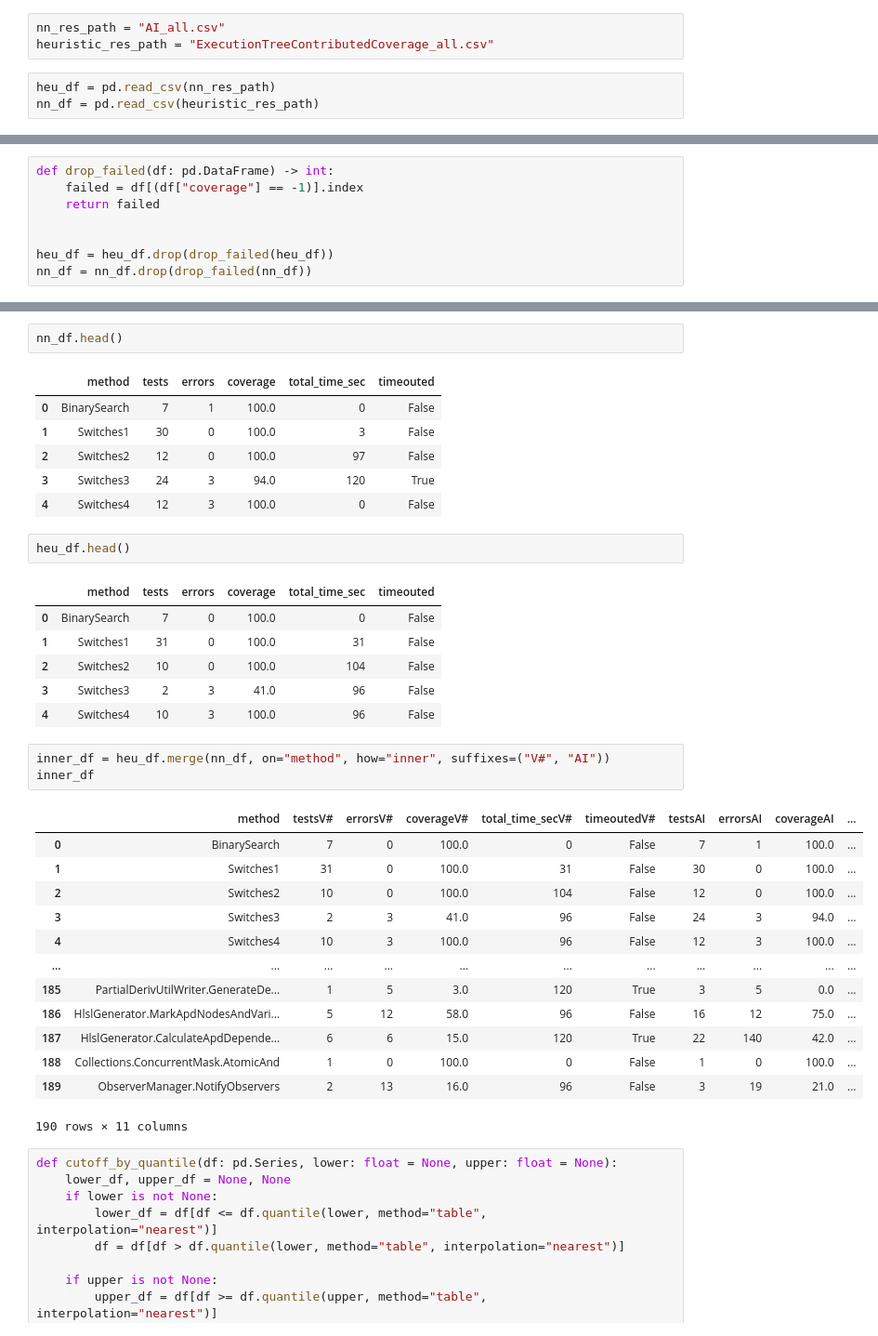
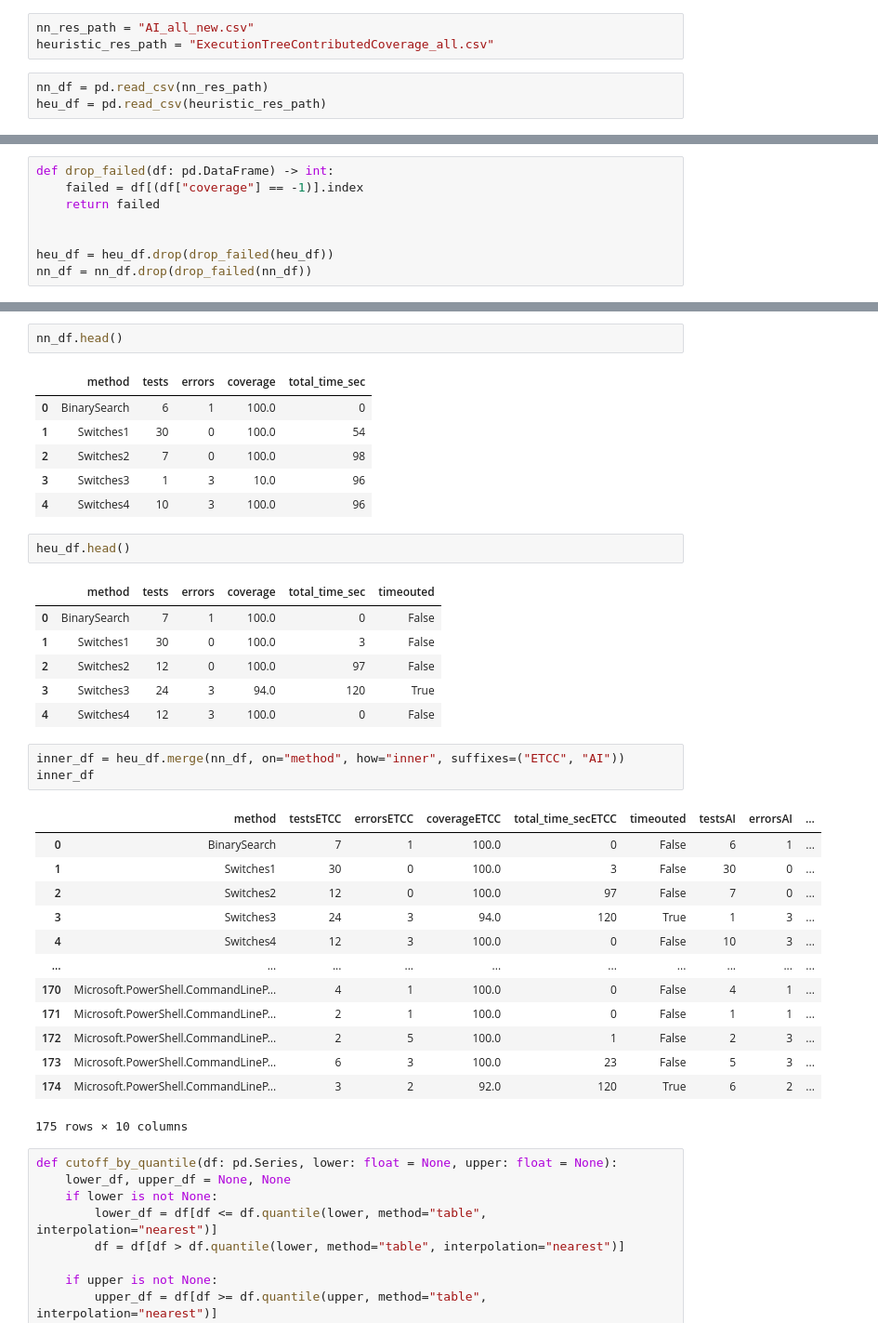
Before and after one commit to emnigma/vsharp_benchmarks, a Jupyter notebook: time_comparison.ipynb, the cells around one changed output, grey strips where cells are left out. Shown: that part at 93% size. Saved outputs shown, nothing was run; the diff lists cells and outputs as text.

Commit message:
Fix error, upd script

```diff
--- a/time_comparison.ipynb
+++ b/time_comparison.ipynb
@@ -4,11 +4,11 @@ import numpy as np
 import pandas as pd
 import seaborn as sns
 # %%
-nn_res_path = "AI_all.csv"
+nn_res_path = "AI_all_new.csv"
 heuristic_res_path = "ExecutionTreeContributedCoverage_all.csv"
 # %%
-heu_df = pd.read_csv(nn_res_path)
-nn_df = pd.read_csv(heuristic_res_path)
+nn_df = pd.read_csv(nn_res_path)
+heu_df = pd.read_csv(heuristic_res_path)
 # %%
 set(pd.read_csv(nn_res_path)["method"]).symmetric_difference(
     set(pd.read_csv(heuristic_res_path)["method"])
@@ -53,38 +66,38 @@ nn_df.describe()
 # %%
 nn_df.head()
 # %% [output]
-|  | method | tests | errors | coverage | total_time_sec | timeouted |
-| 0 | BinarySearch | 7 | 1 | 100.0 | 0 | False |
-| 1 | Switches1 | 30 | 0 | 100.0 | 3 | False |
-| 2 | Switches2 | 12 | 0 | 100.0 | 97 | False |
-| 3 | Switches3 | 24 | 3 | 94.0 | 120 | True |
-| 4 | Switches4 | 12 | 3 | 100.0 | 0 | False |
+|  | method | tests | errors | coverage | total_time_sec |
+| 0 | BinarySearch | 6 | 1 | 100.0 | 0 |
+| 1 | Switches1 | 30 | 0 | 100.0 | 54 |
+| 2 | Switches2 | 7 | 0 | 100.0 | 98 |
+| 3 | Switches3 | 1 | 3 | 10.0 | 96 |
+| 4 | Switches4 | 10 | 3 | 100.0 | 96 |
 # %%
 heu_df.head()
 # %% [output]
 |  | method | tests | errors | coverage | total_time_sec | timeouted |
-| 0 | BinarySearch | 7 | 0 | 100.0 | 0 | False |
-| 1 | Switches1 | 31 | 0 | 100.0 | 31 | False |
-| 2 | Switches2 | 10 | 0 | 100.0 | 104 | False |
-| 3 | Switches3 | 2 | 3 | 41.0 | 96 | False |
-| 4 | Switches4 | 10 | 3 | 100.0 | 96 | False |
+| 0 | BinarySearch | 7 | 1 | 100.0 | 0 | False |
+| 1 | Switches1 | 30 | 0 | 100.0 | 3 | False |
+| 2 | Switches2 | 12 | 0 | 100.0 | 97 | False |
+| 3 | Switches3 | 24 | 3 | 94.0 | 120 | True |
+| 4 | Switches4 | 12 | 3 | 100.0 | 0 | False |
 # %%
-inner_df = heu_df.merge(nn_df, on="method", how="inner", suffixes=("V#", "AI"))
+inner_df = heu_df.merge(nn_df, on="method", how="inner", suffixes=("ETCC", "AI"))
 inner_df
 # %% [output]
-|  | method | testsV# | errorsV# | coverageV# | total_time_secV# | timeoutedV# | testsAI | errorsAI | coverageAI | ... |
-| 0 | BinarySearch | 7 | 0 | 100.0 | 0 | False | 7 | 1 | 100.0 | ... |
-| 1 | Switches1 | 31 | 0 | 100.0 | 31 | False | 30 | 0 | 100.0 | ... |
-| 2 | Switches2 | 10 | 0 | 100.0 | 104 | False | 12 | 0 | 100.0 | ... |
-| 3 | Switches3 | 2 | 3 | 41.0 | 96 | False | 24 | 3 | 94.0 | ... |
-| 4 | Switches4 | 10 | 3 | 100.0 | 96 | False | 12 | 3 | 100.0 | ... |
-| ... | ... | ... | ... | ... | ... | ... | ... | ... | ... | ... |
-| 185 | PartialDerivUtilWriter.GenerateDe... | 1 | 5 | 3.0 | 120 | True | 3 | 5 | 0.0 | ... |
-| 186 | HlslGenerator.MarkApdNodesAndVari... | 5 | 12 | 58.0 | 96 | False | 16 | 12 | 75.0 | ... |
-| 187 | HlslGenerator.CalculateApdDepende... | 6 | 6 | 15.0 | 120 | True | 22 | 140 | 42.0 | ... |
-| 188 | Collections.ConcurrentMask.AtomicAnd | 1 | 0 | 100.0 | 0 | False | 1 | 0 | 100.0 | ... |
-| 189 | ObserverManager.NotifyObservers | 2 | 13 | 16.0 | 96 | False | 3 | 19 | 21.0 | ... |
+|  | method | testsETCC | errorsETCC | coverageETCC | total_time_secETCC | timeouted | testsAI | errorsAI | ... |
+| 0 | BinarySearch | 7 | 1 | 100.0 | 0 | False | 6 | 1 | ... |
+| 1 | Switches1 | 30 | 0 | 100.0 | 3 | False | 30 | 0 | ... |
+| 2 | Switches2 | 12 | 0 | 100.0 | 97 | False | 7 | 0 | ... |
+| 3 | Switches3 | 24 | 3 | 94.0 | 120 | True | 1 | 3 | ... |
+| 4 | Switches4 | 12 | 3 | 100.0 | 0 | False | 10 | 3 | ... |
+| ... | ... | ... | ... | ... | ... | ... | ... | ... | ... |
+| 170 | Microsoft.PowerShell.CommandLineP... | 4 | 1 | 100.0 | 0 | False | 4 | 1 | ... |
+| 171 | Microsoft.PowerShell.CommandLineP... | 2 | 1 | 100.0 | 0 | False | 1 | 1 | ... |
+| 172 | Microsoft.PowerShell.CommandLineP... | 2 | 5 | 100.0 | 1 | False | 2 | 3 | ... |
+| 173 | Microsoft.PowerShell.CommandLineP... | 6 | 3 | 100.0 | 23 | False | 5 | 3 | ... |
+| 174 | Microsoft.PowerShell.CommandLineP... | 3 | 2 | 92.0 | 120 | True | 6 | 2 | ... |
-190 rows × 11 columns
+175 rows × 10 columns
 # %%
 def cutoff_by_quantile(df: pd.Series, lower: float = None, upper: float = None):
     lower_df, upper_df = None, None
```
Also changed, not shown: parts of 7 cells of this notebook, 2 other files.
